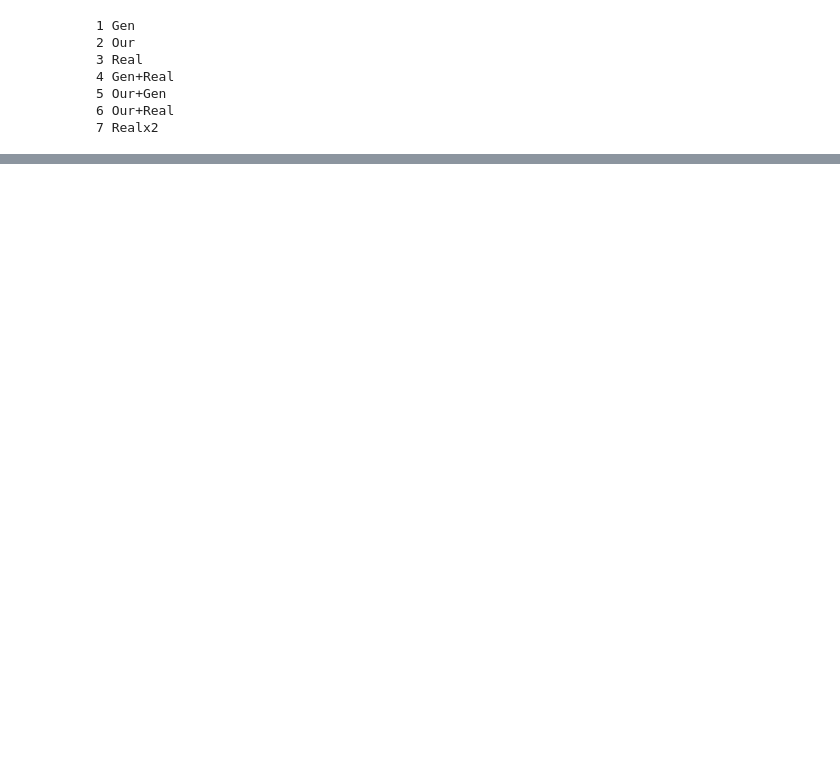
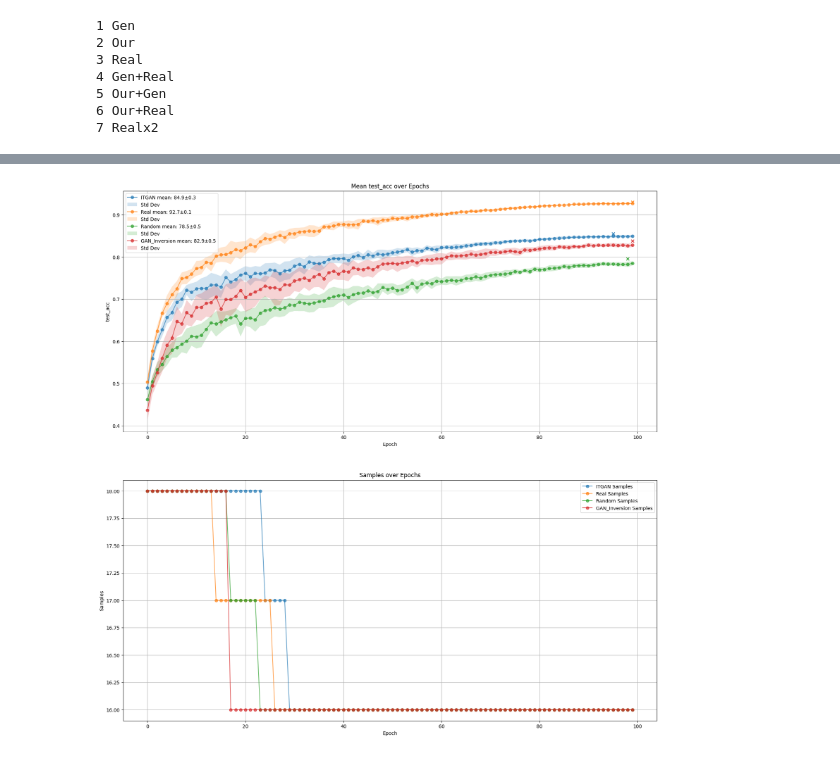
Before and after one commit to Arty-Facts/DCS, a Jupyter notebook: project/viz_db.ipynb, the cells around one changed output, grey strips where cells are left out. Saved outputs shown, nothing was run; the diff lists cells and outputs as text; code cells hidden in the pictures; blank space fills up the shorter version.

```diff
--- a/project/viz_db.ipynb
+++ b/project/viz_db.ipynb
@@ -55,0 +82,7 @@ train_logger.plot_samples(logger, *logger.get_experiment_ids(), metric='test_acc
+# %%
+fig, ax = plt.subplots(2, 1, figsize=(20, 20))
+
+results1_2 = train_logger.plot_metric(logger_baseline, 1, 2,3, 4, metric='test_acc', ax=ax[0])
+train_logger.plot_samples(logger_baseline, 1, 2,3, 4, metric='test_acc', ax=ax[1])
+# %% [output]
+[figure, added]
```
Also changed, not shown: parts of 7 cells of this notebook, 2 other files.
